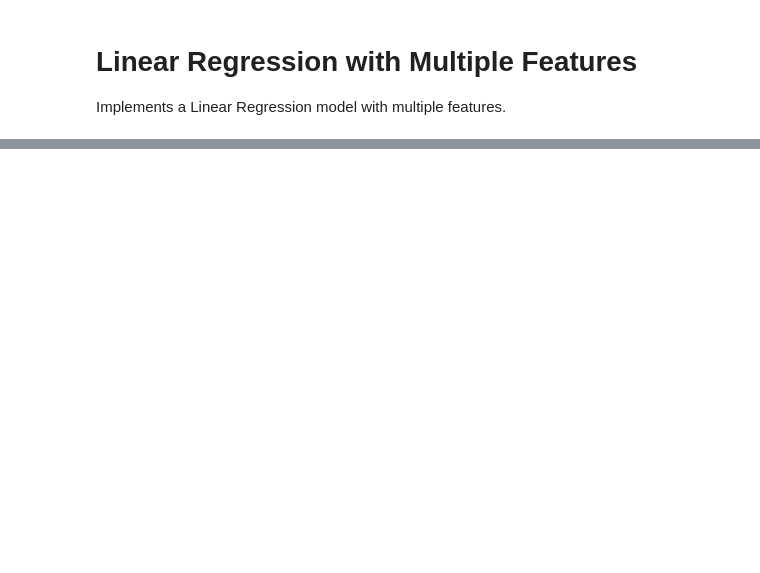
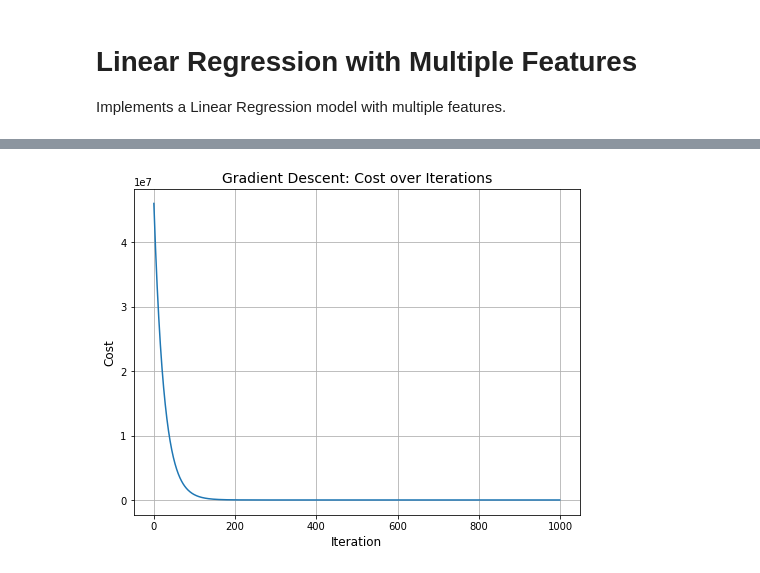
Before and after one commit to Adolfo-AB/learning-machine-learning, a Jupyter notebook: linear_regression_multiple_features.ipynb, the cells around one changed output, grey strips where cells are left out. Cells and saved outputs as stored; diff of their text form; code cells hidden in the pictures; blank space fills up the shorter version.

```diff
--- a/linear_regression_multiple_features.ipynb
+++ b/linear_regression_multiple_features.ipynb
@@ -68,10 +68,12 @@ def mean_squared_error(y_true, y_predicted):
   return np.mean(y_true-y_predicted)**2
 
 def gradient_descent(x, y, intercept, slope, learning_rate, num_iterations):
+  cost_function_historic = []
   for i in range(num_iterations):
     y_predicted = np.dot(x,slope) + intercept
     error = y - y_predicted
     intercept -= learning_rate*(-2*np.mean(error))
-    slope -= learning_rate*(-2*np.mean(error*x))
+    slope -= learning_rate*(-2*np.mean(error*x.T))
+    cost_function_historic.append((np.sum(error)**2)/(2*NUMBER_OF_SAMPLES))
 
-  return intercept, slope
+  return intercept, slope, cost_function_historic
@@ -88,0 +80,14 @@ y_model = y_model_scaled * np.std(y_train) + np.mean(y_train)
+# %%
+# Call the gradient descent function with the scaled data
+slope = np.zeros(NUMBER_OF_FEATURES)
+intercept, slope, cost_function_historic = gradient_descent(x_train_scaled, y_train_scaled, np.random.randint(0,1000), slope, 0.01, NUMBER_OF_ITERATIONS)
+
+plt.figure(figsize=(8,6))
+plt.plot(cost_function_historic)
+plt.xlabel('Iteration', fontsize=12)
+plt.ylabel('Cost', fontsize=12)
+plt.title('Gradient Descent: Cost over Iterations', fontsize=14)
+plt.grid(True)
+plt.show()
+# %% [output]
+[figure, added]
```
Also changed, not shown: parts of 4 cells of this notebook.
